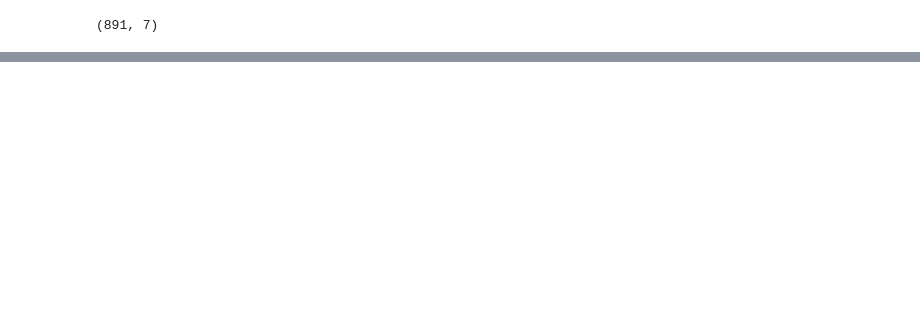
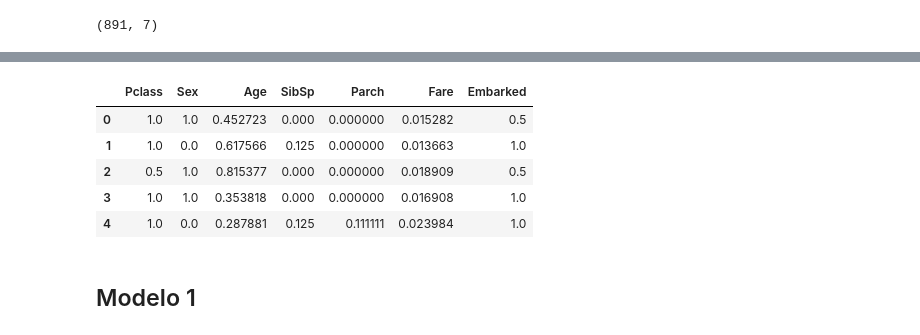
Before and after one commit to maticlein/lab1_MLA_perceptron_multicapa, a Jupyter notebook: notebooks/lab1.ipynb, the cells around one changed output, grey strips where cells are left out. Drawn from its saved outputs; the diff is of its cells as text; code cells hidden in the pictures; blank space fills up the shorter version.

```diff
--- a/notebooks/lab1.ipynb
+++ b/notebooks/lab1.ipynb
@@ -161,0 +267,11 @@ X_train, x_val, y_train, y_val = train_test_split(X_train, y_train, test_size =
+# %%
+X_test.head()
+# %% [output]
+|  | Pclass | Sex | Age | SibSp | Parch | Fare | Embarked |
+| 0 | 1.0 | 1.0 | 0.452723 | 0.000 | 0.000000 | 0.015282 | 0.5 |
+| 1 | 1.0 | 0.0 | 0.617566 | 0.125 | 0.000000 | 0.013663 | 1.0 |
+| 2 | 0.5 | 1.0 | 0.815377 | 0.000 | 0.000000 | 0.018909 | 0.5 |
+| 3 | 1.0 | 1.0 | 0.353818 | 0.000 | 0.000000 | 0.016908 | 1.0 |
+| 4 | 1.0 | 0.0 | 0.287881 | 0.125 | 0.111111 | 0.023984 | 1.0 |
+# %% [markdown]
+## Modelo 1
```
Also changed, not shown: parts of 80 cells of this notebook.
